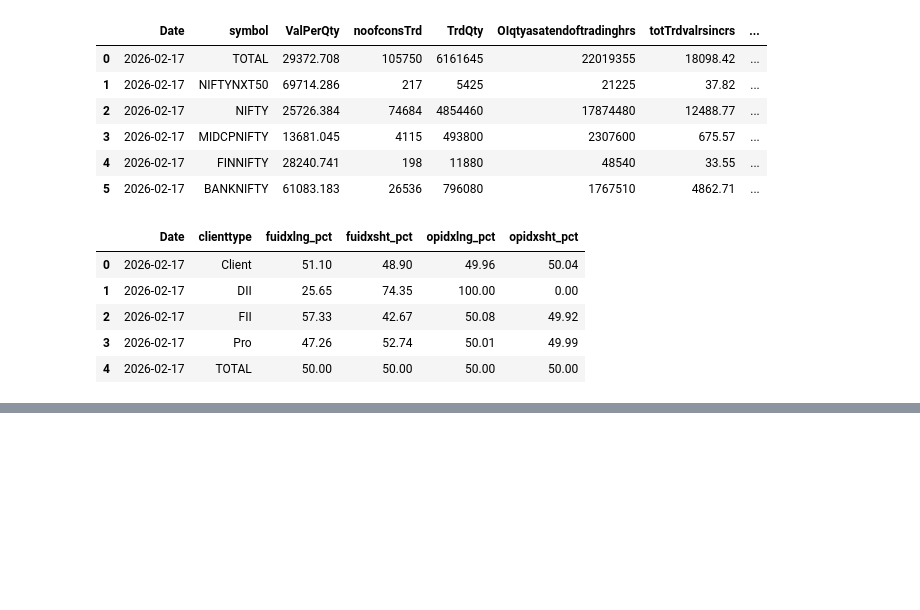
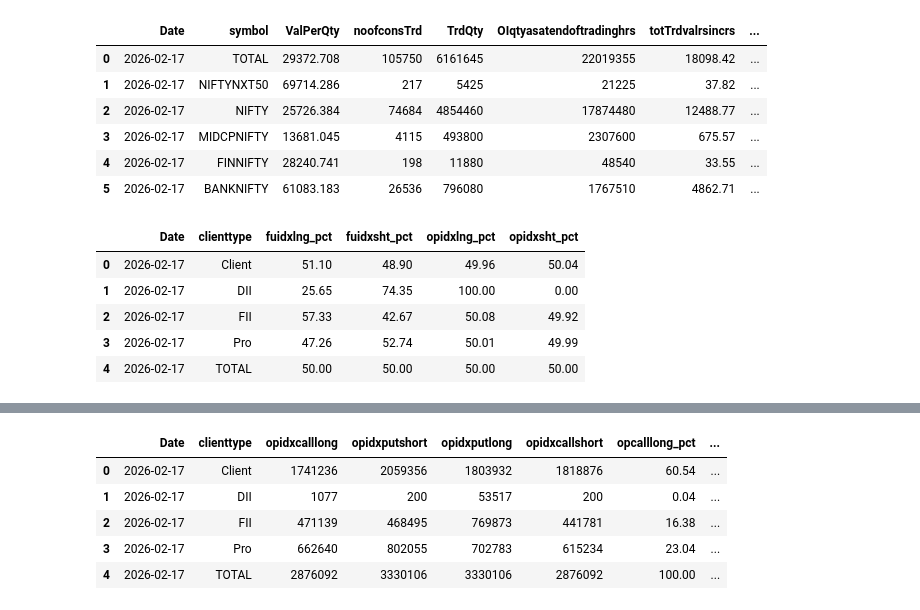
Before and after one commit to shailsun28/stockshortlisting, a Jupyter notebook: Untitled1.ipynb, the cells around one changed output, grey strips where cells are left out. Drawn from its saved outputs; the diff is of its cells as text; code cells hidden in the pictures; blank space fills up the shorter version.

```diff
--- a/Untitled1.ipynb
+++ b/Untitled1.ipynb
@@ -718,0 +742,9 @@ vol.head()
+# %%
+opidx_pct_oi.head()
+# %% [output]
+|  | Date | clienttype | opidxcalllong | opidxputshort | opidxputlong | opidxcallshort | opcalllong_pct | ... |
+| 0 | 2026-02-17 | Client | 1741236 | 2059356 | 1803932 | 1818876 | 60.54 | ... |
+| 1 | 2026-02-17 | DII | 1077 | 200 | 53517 | 200 | 0.04 | ... |
+| 2 | 2026-02-17 | FII | 471139 | 468495 | 769873 | 441781 | 16.38 | ... |
+| 3 | 2026-02-17 | Pro | 662640 | 802055 | 702783 | 615234 | 23.04 | ... |
+| 4 | 2026-02-17 | TOTAL | 2876092 | 3330106 | 3330106 | 2876092 | 100.00 | ... |
```
Also changed, not shown: parts of 21 cells of this notebook.
